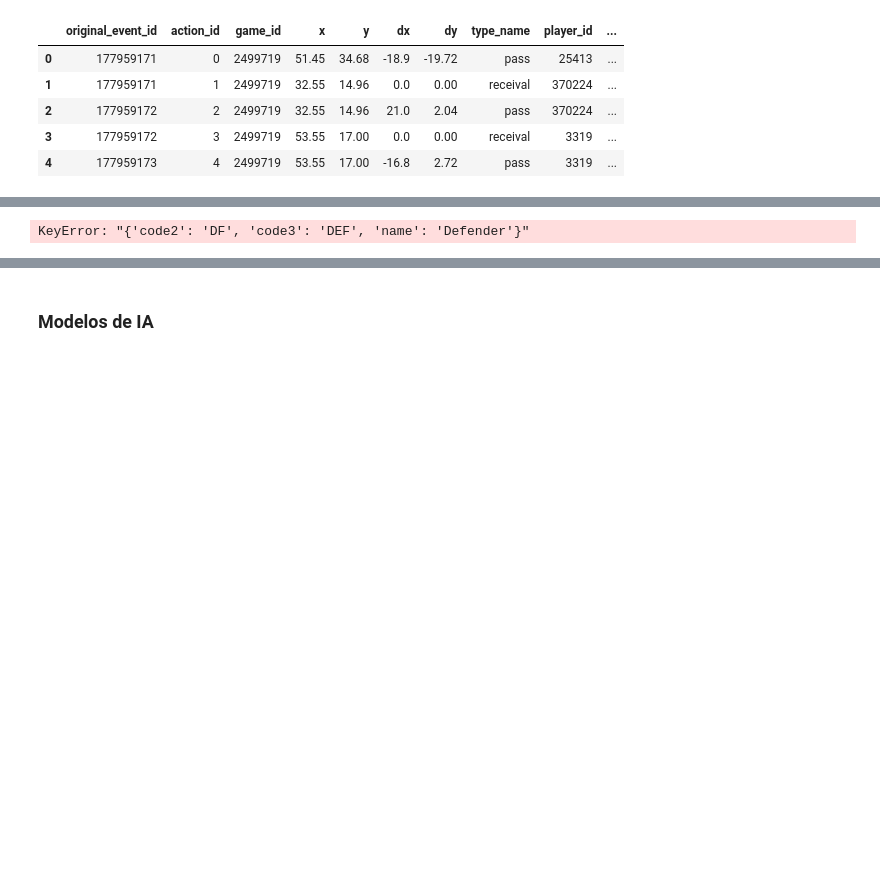
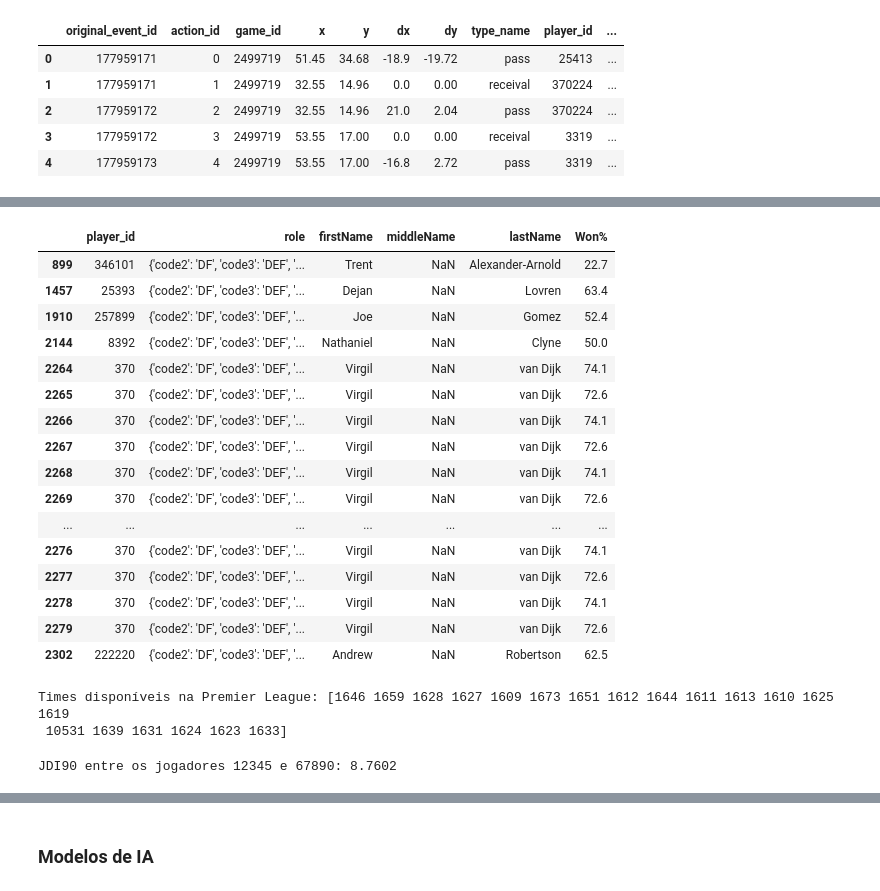
Before and after one commit to vinisilvag/cdaf-projeto, a Jupyter notebook: main.ipynb, the cells around one changed output, grey strips where cells are left out. Cells and saved outputs as stored; diff of their text form; code cells hidden in the pictures; blank space fills up the shorter version.

```diff
--- a/main.ipynb
+++ b/main.ipynb
@@ -595,8 +718,44 @@ game_ids = action_values['England']["game_id"].unique().tolist()
+# %%
+import ast
+
+# 1) filtra o seu subset e force um copy para evitar SettingWithCopyWarning
+pb = players[players["currentTeamId"] == 1612][["player_id", "role", "firstName", "middleName", "lastName", "Won%"]]
+
+# 2) converte a coluna 'role' de string-dict para dict de verdade
+pb['role'] = pb['role'].apply(lambda x: x if isinstance(x, dict) else ast.literal_eval(x))
+
+# 3) agora filtre quem tem code3 == 'DEF'
+pb_def = pb[pb['role'].apply(lambda r: r.get('code3') == 'DEF')]
+pb_def
+# %% [output]
+|  | player_id | role | firstName | middleName | lastName | Won% |
+| 899 | 346101 | {'code2': 'DF', 'code3': 'DEF', '... | Trent | NaN | Alexander-Arnold | 22.7 |
+| 1457 | 25393 | {'code2': 'DF', 'code3': 'DEF', '... | Dejan | NaN | Lovren | 63.4 |
+| 1910 | 257899 | {'code2': 'DF', 'code3': 'DEF', '... | Joe | NaN | Gomez | 52.4 |
+| 2144 | 8392 | {'code2': 'DF', 'code3': 'DEF', '... | Nathaniel | NaN | Clyne | 50.0 |
+| 2264 | 370 | {'code2': 'DF', 'code3': 'DEF', '... | Virgil | NaN | van Dijk | 74.1 |
+| 2265 | 370 | {'code2': 'DF', 'code3': 'DEF', '... | Virgil | NaN | van Dijk | 72.6 |
+| 2266 | 370 | {'code2': 'DF', 'code3': 'DEF', '... | Virgil | NaN | van Dijk | 74.1 |
+| 2267 | 370 | {'code2': 'DF', 'code3': 'DEF', '... | Virgil | NaN | van Dijk | 72.6 |
+| 2268 | 370 | {'code2': 'DF', 'code3': 'DEF', '... | Virgil | NaN | van Dijk | 74.1 |
+| 2269 | 370 | {'code2': 'DF', 'code3': 'DEF', '... | Virgil | NaN | van Dijk | 72.6 |
+| ... | ... | ... | ... | ... | ... | ... |
+| 2276 | 370 | {'code2': 'DF', 'code3': 'DEF', '... | Virgil | NaN | van Dijk | 74.1 |
+| 2277 | 370 | {'code2': 'DF', 'code3': 'DEF', '... | Virgil | NaN | van Dijk | 72.6 |
+| 2278 | 370 | {'code2': 'DF', 'code3': 'DEF', '... | Virgil | NaN | van Dijk | 74.1 |
+| 2279 | 370 | {'code2': 'DF', 'code3': 'DEF', '... | Virgil | NaN | van Dijk | 72.6 |
+| 2302 | 222220 | {'code2': 'DF', 'code3': 'DEF', '... | Andrew | NaN | Robertson | 62.5 |
+# %%
+teams = matches['England']['teamId'].unique()
+print("Times disponíveis na Premier League:", teams)
+# %% [output]
+Times disponíveis na Premier League: [1646 1659 1628 1627 1609 1673 1651 1612 1644 1611 1613 1610 1625 1619
+ 10531 1639 1631 1624 1623 1633]
 # %%
 jdi90 = calculate_jdi90(
     action_values["England"],
     minutes_df,
-    player1_id=370224,
+    player1_id=38021,
     player2_id=25413,
     game_ids=game_ids,
     player_positions=player_positions
@@ -604,4 +763,4 @@ jdi90 = calculate_jdi90(
 
 print(f"JDI90 entre os jogadores 12345 e 67890: {jdi90:.4f}")
 # %% [output]
-KeyError: "{'code2': 'DF', 'code3': 'DEF', 'name': 'Defender'}"
+JDI90 entre os jogadores 12345 e 67890: 8.7602
```
Also changed, not shown: parts of 20 cells of this notebook, 1 other file.
